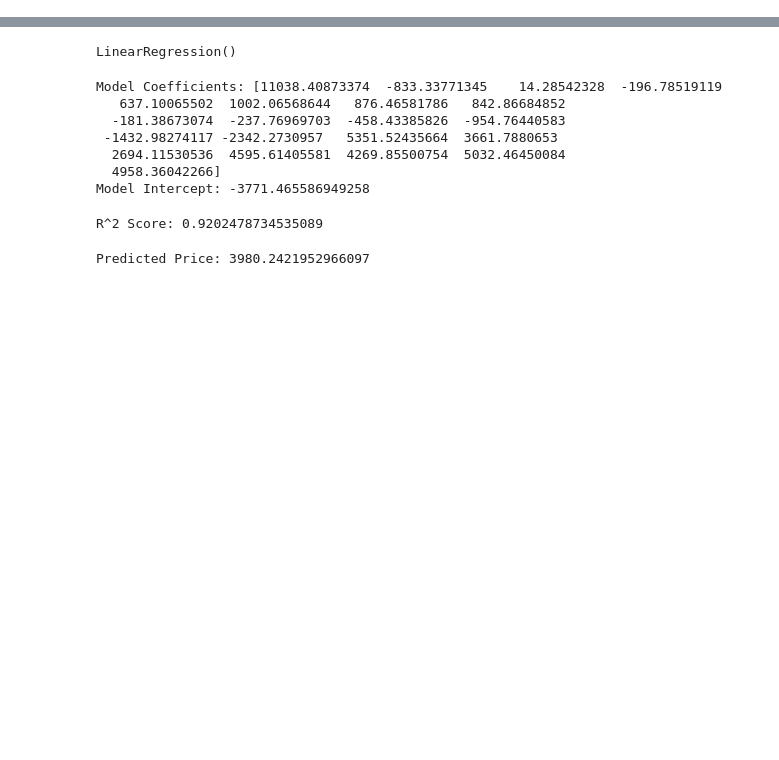
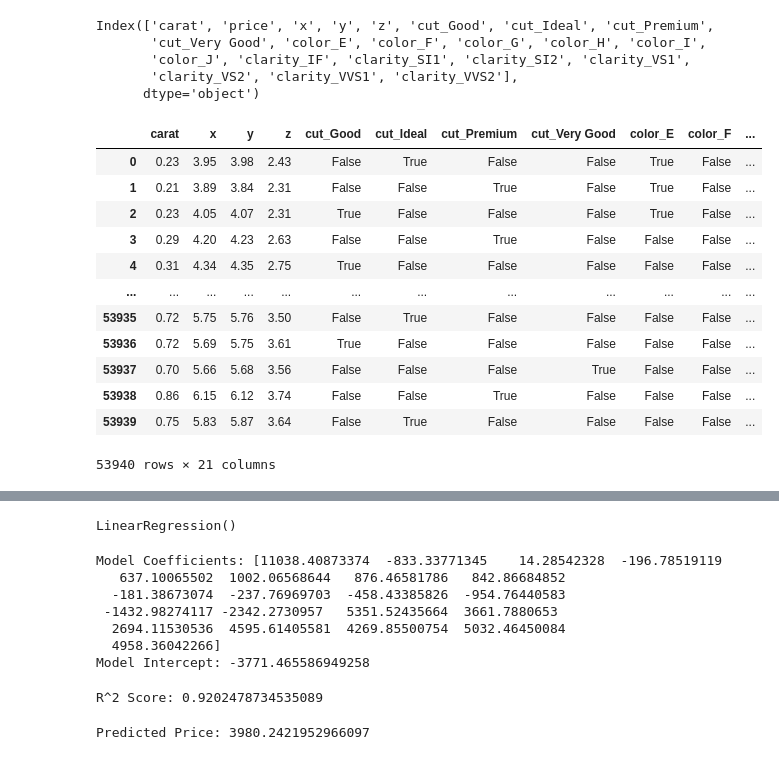
Before and after one commit to karthigamuthuraj/MachineLearning, a Jupyter notebook: 2.Multiple Linear Regression/Multiple_Linear_Regression_MobilePricePrediction.ipynb, the cells around one changed output, grey strips where cells are left out. Cells and saved outputs as stored; diff of their text form; code cells hidden in the pictures; blank space fills up the shorter version.

```diff
--- a/2.Multiple Linear Regression/Multiple_Linear_Regression_MobilePricePrediction.ipynb
+++ b/2.Multiple Linear Regression/Multiple_Linear_Regression_MobilePricePrediction.ipynb
@@ -11,6 +27,14 @@ dataset = pd.read_csv("Diamonds_data.csv")
 # %%
 # Perform one-hot encoding on categorical variables
 dataset = pd.get_dummies(dataset, columns=['cut', 'color', 'clarity'], drop_first=True)
+# %%
+dataset.columns
+# %% [output]
+Index(['carat', 'price', 'x', 'y', 'z', 'cut_Good', 'cut_Ideal', 'cut_Premium',
+       'cut_Very Good', 'color_E', 'color_F', 'color_G', 'color_H', 'color_I',
+       'color_J', 'clarity_IF', 'clarity_SI1', 'clarity_SI2', 'clarity_VS1',
+       'clarity_VS2', 'clarity_VVS1', 'clarity_VVS2'],
+      dtype='object')
 # %%
 # Define independent and dependent variables
 independent = dataset[['carat', 'x', 'y', 'z', 'cut_Good', 'cut_Ideal', 'cut_Premium',
@@ -18,3 +42,19 @@ independent = dataset[['carat', 'x', 'y', 'z', 'cut_Good', 'cut_Ideal', 'cut_Pre
                        'color_J', 'clarity_IF', 'clarity_SI1', 'clarity_SI2', 'clarity_VS1',
                        'clarity_VS2', 'clarity_VVS1', 'clarity_VVS2']]
 dependent = dataset['price']
+# %%
+independent
+# %% [output]
+|  | carat | x | y | z | cut_Good | cut_Ideal | cut_Premium | cut_Very Good | color_E | color_F | ... |
+| 0 | 0.23 | 3.95 | 3.98 | 2.43 | False | True | False | False | True | False | ... |
+| 1 | 0.21 | 3.89 | 3.84 | 2.31 | False | False | True | False | True | False | ... |
+| 2 | 0.23 | 4.05 | 4.07 | 2.31 | True | False | False | False | True | False | ... |
+| 3 | 0.29 | 4.20 | 4.23 | 2.63 | False | False | True | False | False | False | ... |
+| 4 | 0.31 | 4.34 | 4.35 | 2.75 | True | False | False | False | False | False | ... |
+| ... | ... | ... | ... | ... | ... | ... | ... | ... | ... | ... | ... |
+| 53935 | 0.72 | 5.75 | 5.76 | 3.50 | False | True | False | False | False | False | ... |
+| 53936 | 0.72 | 5.69 | 5.75 | 3.61 | True | False | False | False | False | False | ... |
+| 53937 | 0.70 | 5.66 | 5.68 | 3.56 | False | False | False | True | False | False | ... |
+| 53938 | 0.86 | 6.15 | 6.12 | 3.74 | False | False | True | False | False | False | ... |
+| 53939 | 0.75 | 5.83 | 5.87 | 3.64 | False | True | False | False | False | False | ... |
+53940 rows × 21 columns
```
Also changed, not shown: parts of 2 cells of this notebook.
